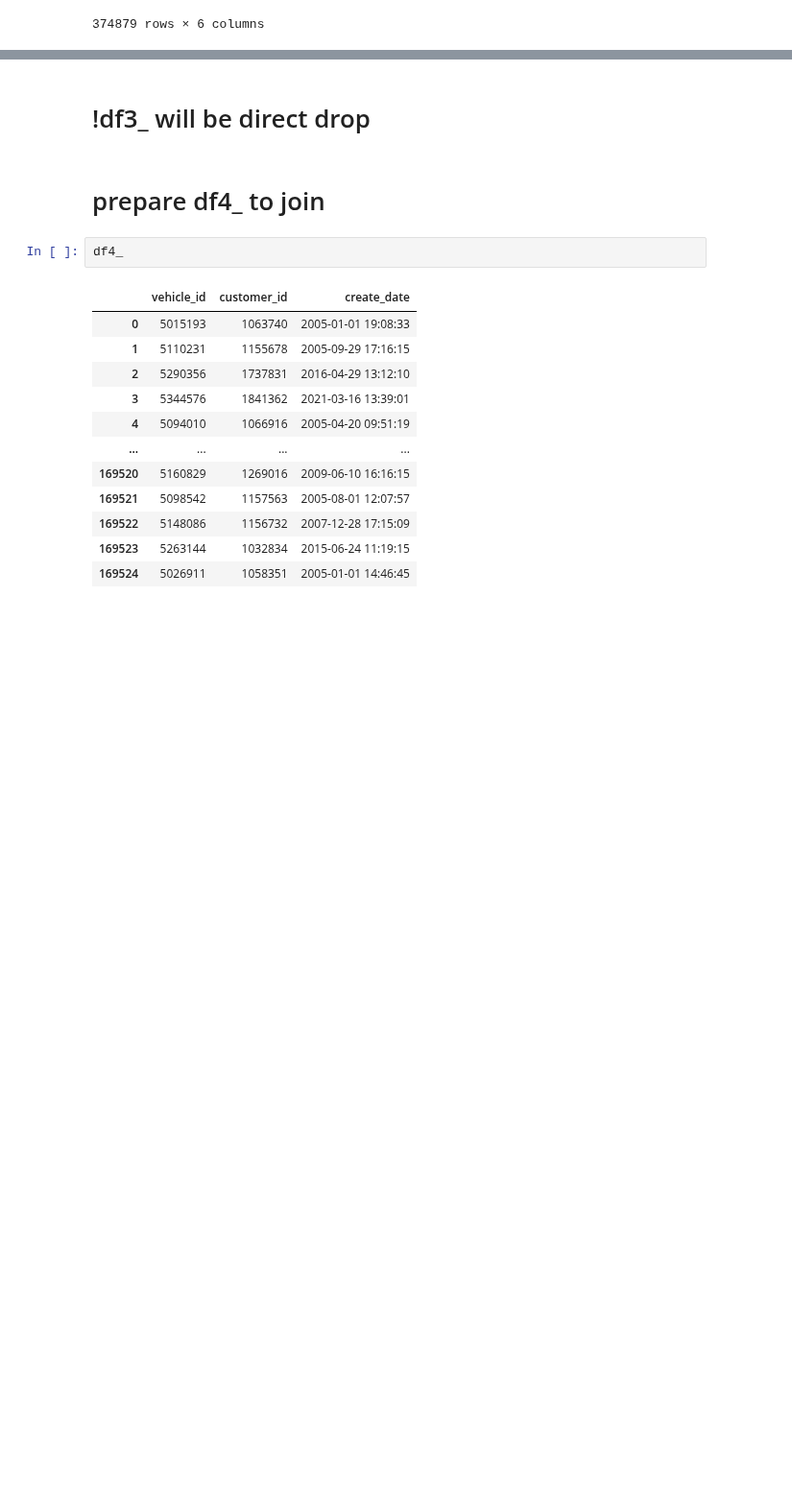
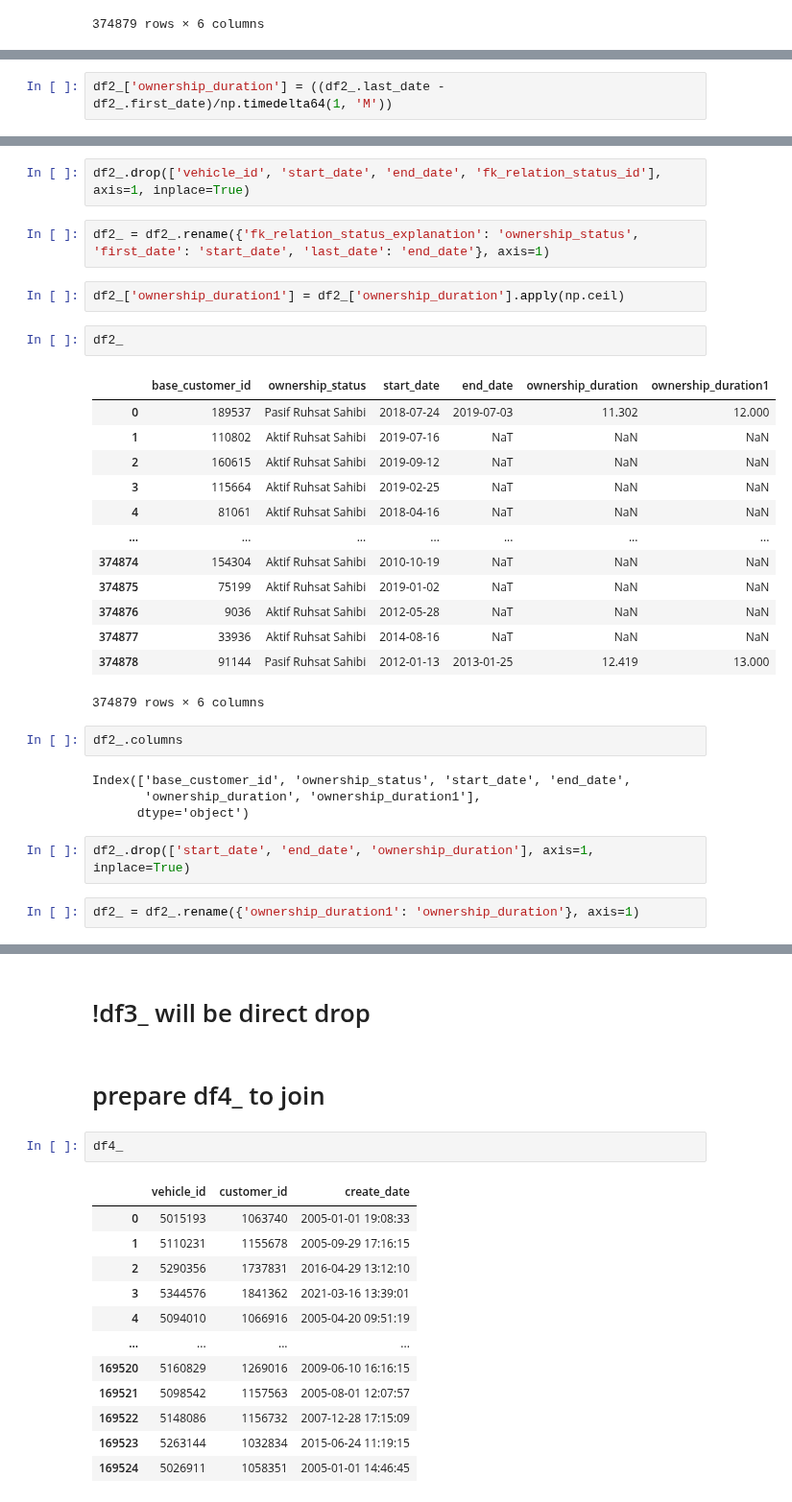
Before and after one commit to KdrDrn/04_PROJECTS, a Jupyter notebook: 16_Doğuş_Datathon_Otomotiv/Dogus_Customer_Segmentation_v02.ipynb, the cells around one changed output, grey strips where cells are left out. Shown at 96% size. Cells and saved outputs as stored; diff of their text form; blank space fills up the shorter version.

```diff
--- a/16_Doğuş_Datathon_Otomotiv/Dogus_Customer_Segmentation_v02.ipynb
+++ b/16_Doğuş_Datathon_Otomotiv/Dogus_Customer_Segmentation_v02.ipynb
@@ -1079,0 +1138,2 @@ df2_
+# %%
+df2_['ownership_duration'] = ((df2_.last_date - df2_.first_date)/np.timedelta64(1, 'M'))
@@ -1079,0 +1147,32 @@ df2_
+# %%
+df2_.drop(['vehicle_id', 'start_date', 'end_date', 'fk_relation_status_id'], axis=1, inplace=True)
+# %%
+df2_ = df2_.rename({'fk_relation_status_explanation': 'ownership_status', 'first_date': 'start_date', 'last_date': 'end_date'}, axis=1)
+# %%
+df2_['ownership_duration1'] = df2_['ownership_duration'].apply(np.ceil)
+# %%
+df2_
+# %% [output]
+|  | base_customer_id | ownership_status | start_date | end_date | ownership_duration | ownership_duration1 |
+| 0 | 189537 | Pasif Ruhsat Sahibi | 2018-07-24 | 2019-07-03 | 11.302 | 12.000 |
+| 1 | 110802 | Aktif Ruhsat Sahibi | 2019-07-16 | NaT | NaN | NaN |
+| 2 | 160615 | Aktif Ruhsat Sahibi | 2019-09-12 | NaT | NaN | NaN |
+| 3 | 115664 | Aktif Ruhsat Sahibi | 2019-02-25 | NaT | NaN | NaN |
+| 4 | 81061 | Aktif Ruhsat Sahibi | 2018-04-16 | NaT | NaN | NaN |
+| ... | ... | ... | ... | ... | ... | ... |
+| 374874 | 154304 | Aktif Ruhsat Sahibi | 2010-10-19 | NaT | NaN | NaN |
+| 374875 | 75199 | Aktif Ruhsat Sahibi | 2019-01-02 | NaT | NaN | NaN |
+| 374876 | 9036 | Aktif Ruhsat Sahibi | 2012-05-28 | NaT | NaN | NaN |
+| 374877 | 33936 | Aktif Ruhsat Sahibi | 2014-08-16 | NaT | NaN | NaN |
+| 374878 | 91144 | Pasif Ruhsat Sahibi | 2012-01-13 | 2013-01-25 | 12.419 | 13.000 |
+374879 rows × 6 columns
+# %%
+df2_.columns
+# %% [output]
+Index(['base_customer_id', 'ownership_status', 'start_date', 'end_date',
+       'ownership_duration', 'ownership_duration1'],
+      dtype='object')
+# %%
+df2_.drop(['start_date', 'end_date', 'ownership_duration'], axis=1, inplace=True)
+# %%
+df2_ = df2_.rename({'ownership_duration1': 'ownership_duration'}, axis=1)
```
Also changed, not shown: parts of 21 cells of this notebook.
